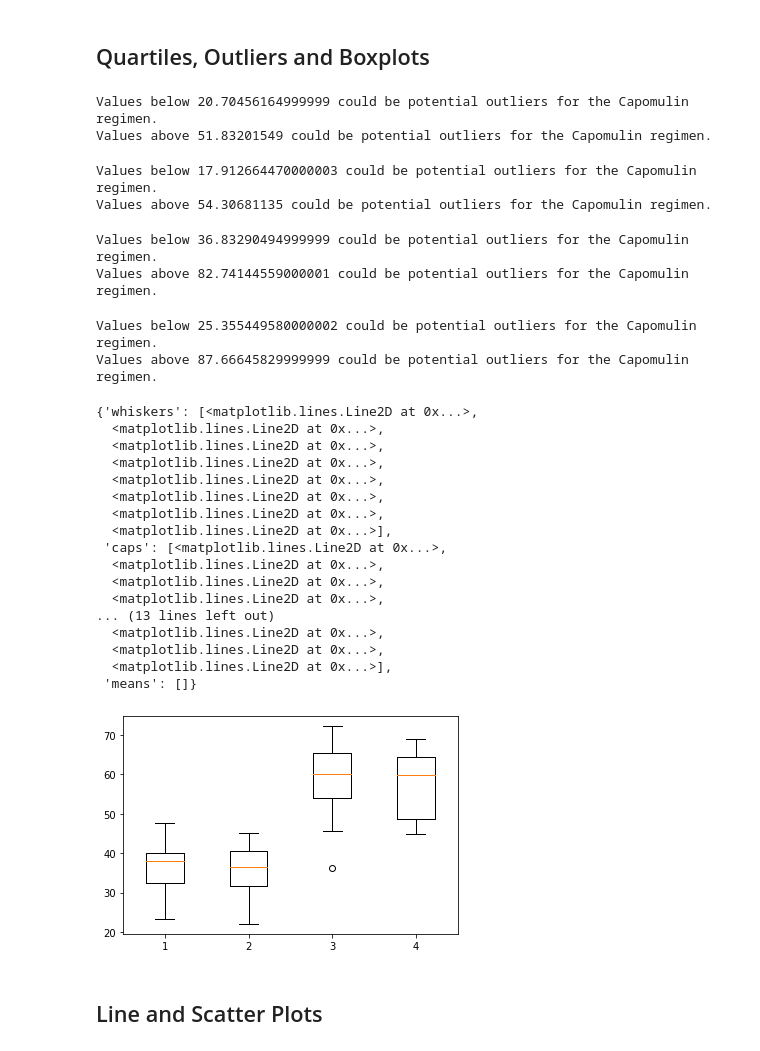
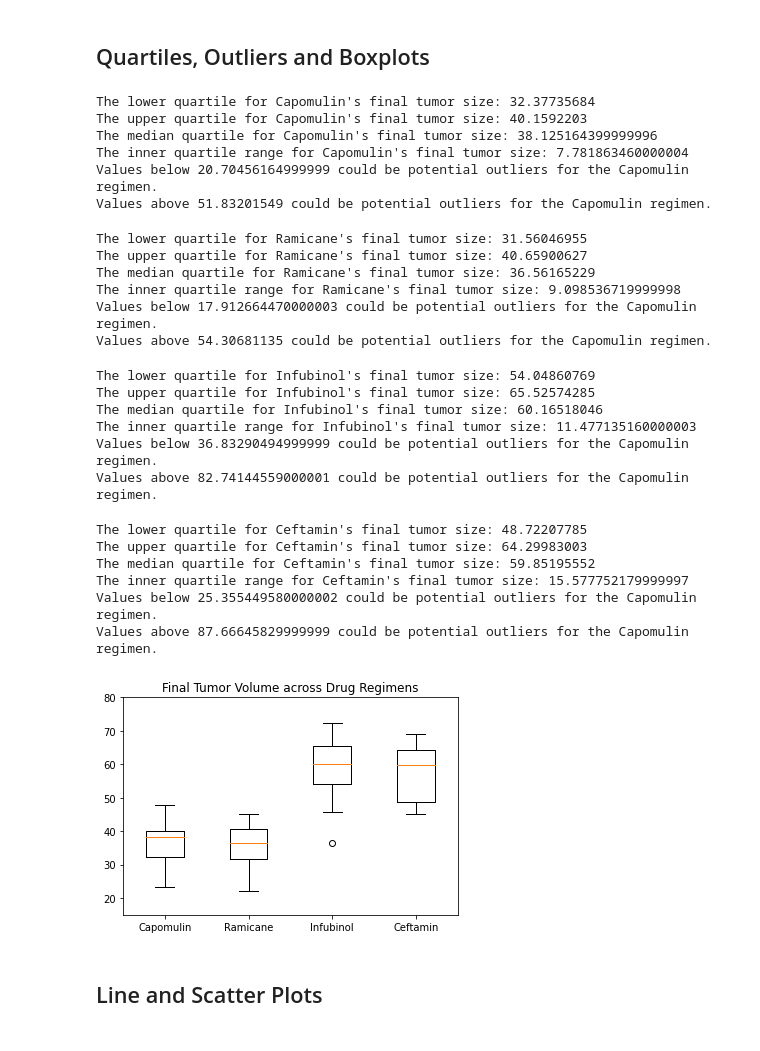
Before and after one commit to alexmartinez1745/Animal-Study-MatPlotLib, a Jupyter notebook: Pymaceuticals/pymaceuticals_starter.ipynb, the cells around one changed output. Drawn from its saved outputs; the diff is of its cells as text; code cells hidden in the pictures.

Commit message:
printing quartiles to check with plot

```diff
--- a/Pymaceuticals/pymaceuticals_starter.ipynb
+++ b/Pymaceuticals/pymaceuticals_starter.ipynb
@@ -249,10 +249,6 @@ merge_ram = pd.merge(last_ram_df, clean_df, on=('Mouse ID', 'Timepoint'))
 merge_inf = pd.merge(last_inf_df, clean_df, on=('Mouse ID', 'Timepoint'))
 merge_cef = pd.merge(last_cef_df, clean_df, on=('Mouse ID', 'Timepoint'))
 # %%
-# Put treatments into a list for for loop (and later for plot labels)
-
-# Create empty list to fill with tumor vol data (for plotting)
-
 # Calculate the IQR and quantitatively determine if there are any potential outliers.
 # Locate the rows which contain mice on each drug and get the tumor volumes
 #Capomulin
@@ -261,12 +257,20 @@ quartiles = tumor_cap.quantile([.25,.5,.75])
 lq_cap = quartiles[0.25]
 uq_cap = quartiles[0.75]
 iqr_cap = uq_cap-lq_cap
+print(f"The lower quartile for Capomulin's final tumor size: {lq_cap}")
+print(f"The upper quartile for Capomulin's final tumor size: {uq_cap}")
+print(f"The median quartile for Capomulin's final tumor size: {quartiles[0.5]}")
+print(f"The inner quartile range for Capomulin's final tumor size: {iqr_cap}")
 # Determine outliers using upper and lower bounds
 low_cap = lq_cap - (1.5*iqr_cap)
 up_cap = uq_cap + (1.5*iqr_cap)
 print(f"Values below {low_cap} could be potential outliers for the Capomulin regimen.")
 print(f"Values above {up_cap} could be potential outliers for the Capomulin regimen.")
 # %% [output]
+The lower quartile for Capomulin's final tumor size: 32.37735684
+The upper quartile for Capomulin's final tumor size: 40.1592203
+The median quartile for Capomulin's final tumor size: 38.125164399999996
+The inner quartile range for Capomulin's final tumor size: 7.781863460000004
 Values below 20.70456164999999 could be potential outliers for the Capomulin regimen.
 Values above 51.83201549 could be potential outliers for the Capomulin regimen.
 # %%
@@ -276,12 +280,20 @@ quartiles = tumor_ram.quantile([.25,.5,.75])
 lq_ram = quartiles[0.25]
 uq_ram = quartiles[0.75]
 iqr_ram = uq_ram-lq_ram
+print(f"The lower quartile for Ramicane's final tumor size: {lq_ram}")
+print(f"The upper quartile for Ramicane's final tumor size: {uq_ram}")
+print(f"The median quartile for Ramicane's final tumor size: {quartiles[0.5]}")
+print(f"The inner quartile range for Ramicane's final tumor size: {iqr_ram}")
 # Determine outliers using upper and lower bounds
 low_ram = lq_ram - (1.5*iqr_ram)
 up_ram = uq_ram + (1.5*iqr_ram)
 print(f"Values below {low_ram} could be potential outliers for the Capomulin regimen.")
 print(f"Values above {up_ram} could be potential outliers for the Capomulin regimen.")
 # %% [output]
+The lower quartile for Ramicane's final tumor size: 31.56046955
+The upper quartile for Ramicane's final tumor size: 40.65900627
+The median quartile for Ramicane's final tumor size: 36.56165229
+The inner quartile range for Ramicane's final tumor size: 9.098536719999998
 Values below 17.912664470000003 could be potential outliers for the Capomulin regimen.
 Values above 54.30681135 could be potential outliers for the Capomulin regimen.
 # %%
@@ -291,12 +303,20 @@ quartiles = tumor_inf.quantile([.25,.5,.75])
 lq_inf = quartiles[0.25]
 uq_inf = quartiles[0.75]
 iqr_inf = uq_inf-lq_inf
+print(f"The lower quartile for Infubinol's final tumor size: {lq_inf}")
+print(f"The upper quartile for Infubinol's final tumor size: {uq_inf}")
+print(f"The median quartile for Infubinol's final tumor size: {quartiles[0.5]}")
+print(f"The inner quartile range for Infubinol's final tumor size: {iqr_inf}")
 # Determine outliers using upper and lower bounds
 low_inf = lq_inf - (1.5*iqr_inf)
 up_inf = uq_inf + (1.5*iqr_inf)
 print(f"Values below {low_inf} could be potential outliers for the Capomulin regimen.")
 print(f"Values above {up_inf} could be potential outliers for the Capomulin regimen.")
 # %% [output]
+The lower quartile for Infubinol's final tumor size: 54.04860769
+The upper quartile for Infubinol's final tumor size: 65.52574285
+The median quartile for Infubinol's final tumor size: 60.16518046
+The inner quartile range for Infubinol's final tumor size: 11.477135160000003
 Values below 36.83290494999999 could be potential outliers for the Capomulin regimen.
 Values above 82.74144559000001 could be potential outliers for the Capomulin regimen.
 # %%
@@ -306,38 +326,33 @@ quartiles = tumor_cef.quantile([.25,.5,.75])
 lq_cef = quartiles[0.25]
 uq_cef = quartiles[0.75]
 iqr_cef = uq_cef-lq_cef
+print(f"The lower quartile for Ceftamin's final tumor size: {lq_cef}")
+print(f"The upper quartile for Ceftamin's final tumor size: {uq_cef}")
+print(f"The median quartile for Ceftamin's final tumor size: {quartiles[0.5]}")
+print(f"The inner quartile range for Ceftamin's final tumor size: {iqr_cef}")
 # Determine outliers using upper and lower bounds
 low_cef = lq_cef - (1.5*iqr_cef)
 up_cef = uq_cef + (1.5*iqr_cef)
 print(f"Values below {low_cef} could be potential outliers for the Capomulin regimen.")
 print(f"Values above {up_cef} could be potential outliers for the Capomulin regimen.")
 # %% [output]
+The lower quartile for Ceftamin's final tumor size: 48.72207785
+The upper quartile for Ceftamin's final tumor size: 64.29983003
+The median quartile for Ceftamin's final tumor size: 59.85195552
+The inner quartile range for Ceftamin's final tumor size: 15.577752179999997
 Values below 25.355449580000002 could be potential outliers for the Capomulin regimen.
 Values above 87.66645829999999 could be potential outliers for the Capomulin regimen.
 # %%
 # Generate a box plot of the final tumor volume of each mouse across four regimens of interest
-drug_regi = [tumor_cap, tumor_ram, tumor_inf, tumor_cef]
+drug_data = [tumor_cap, tumor_ram, tumor_inf, tumor_cef]
+drug_class = ['Capomulin', 'Ramicane', 'Infubinol', 'Ceftamin']
 fig1, ax1 = plt.subplots()
-ax1.boxplot(drug_regi)
+ax1.set_title('Final Tumor Volume across Drug Regimens')
+ax1.boxplot(drug_data, labels=drug_class)
+plt.ylim(15,80)
+plt.show()
 # %% [output]
-{'whiskers': [<matplotlib.lines.Line2D at 0x...>,
-  <matplotlib.lines.Line2D at 0x...>,
-  <matplotlib.lines.Line2D at 0x...>,
-  <matplotlib.lines.Line2D at 0x...>,
-  <matplotlib.lines.Line2D at 0x...>,
-  <matplotlib.lines.Line2D at 0x...>,
-  <matplotlib.lines.Line2D at 0x...>,
-  <matplotlib.lines.Line2D at 0x...>],
- 'caps': [<matplotlib.lines.Line2D at 0x...>,
-  <matplotlib.lines.Line2D at 0x...>,
-  <matplotlib.lines.Line2D at 0x...>,
-  <matplotlib.lines.Line2D at 0x...>,
-... (13 lines left out)
-  <matplotlib.lines.Line2D at 0x...>,
-  <matplotlib.lines.Line2D at 0x...>,
-  <matplotlib.lines.Line2D at 0x...>],
- 'means': []}
-[figure, old version]
+[figure, new version]
 # %% [markdown]
 ## Line and Scatter Plots
 # %%
```
